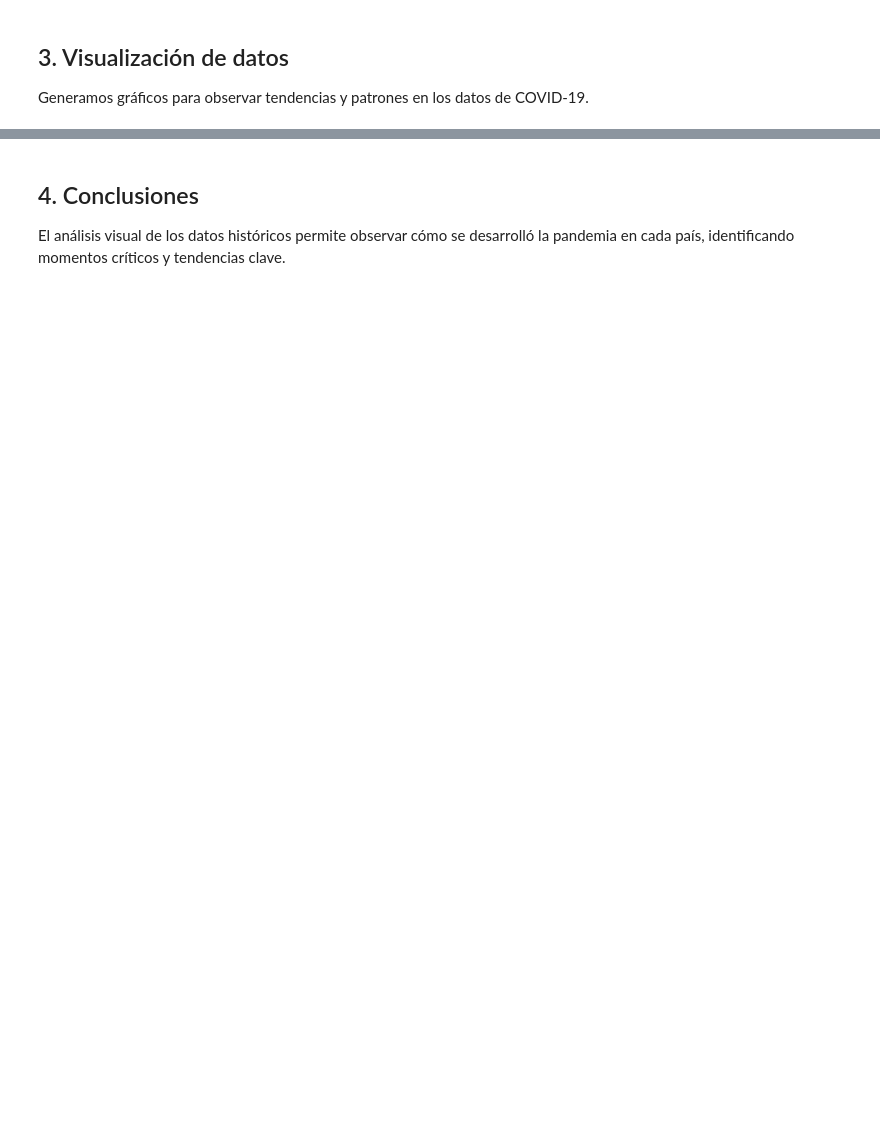
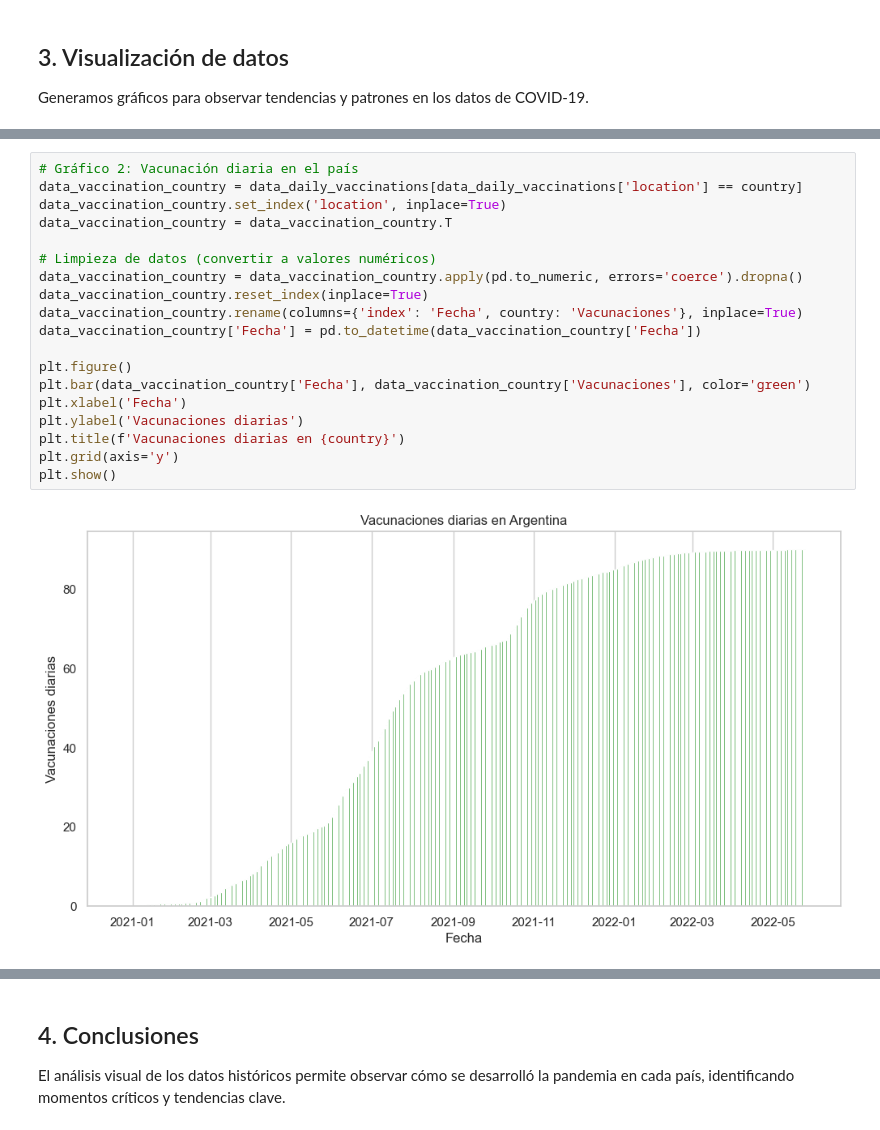
Before and after one commit to FrankYesid/Ruta_aprendizaje_2025, a Jupyter notebook: 01-Visualización de Datos/Proyecto 3/Narrativa_COVID_LATAM.ipynb, the cells around one changed output, grey strips where cells are left out. Cells and saved outputs as stored; diff of their text form; blank space fills up the shorter version.

```diff
--- a/01-Visualización de Datos/Proyecto 3/Narrativa_COVID_LATAM.ipynb
+++ b/01-Visualización de Datos/Proyecto 3/Narrativa_COVID_LATAM.ipynb
@@ -74,0 +124,21 @@ plt.show()
+# %%
+# Gráfico 2: Vacunación diaria en el país
+data_vaccination_country = data_daily_vaccinations[data_daily_vaccinations['location'] == country]
+data_vaccination_country.set_index('location', inplace=True)
+data_vaccination_country = data_vaccination_country.T
+
+# Limpieza de datos (convertir a valores numéricos)
+data_vaccination_country = data_vaccination_country.apply(pd.to_numeric, errors='coerce').dropna()
+data_vaccination_country.reset_index(inplace=True)
+data_vaccination_country.rename(columns={'index': 'Fecha', country: 'Vacunaciones'}, inplace=True)
+data_vaccination_country['Fecha'] = pd.to_datetime(data_vaccination_country['Fecha'])
+
+plt.figure()
+plt.bar(data_vaccination_country['Fecha'], data_vaccination_country['Vacunaciones'], color='green')
+plt.xlabel('Fecha')
+plt.ylabel('Vacunaciones diarias')
+plt.title(f'Vacunaciones diarias en {country}')
+plt.grid(axis='y')
+plt.show()
+# %% [output]
+[figure, added]
```
Also changed, not shown: parts of 7 cells of this notebook.
